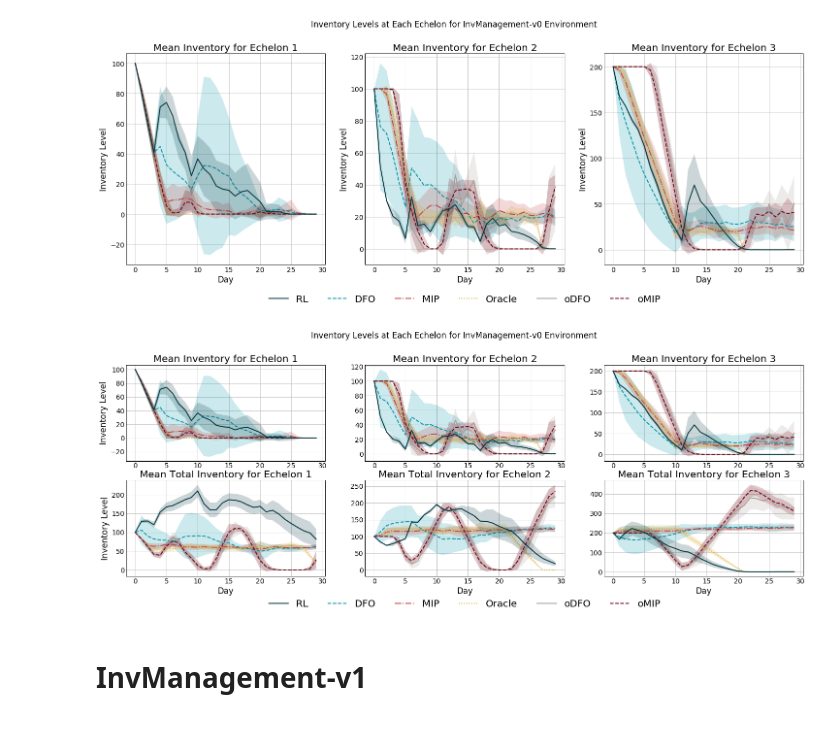
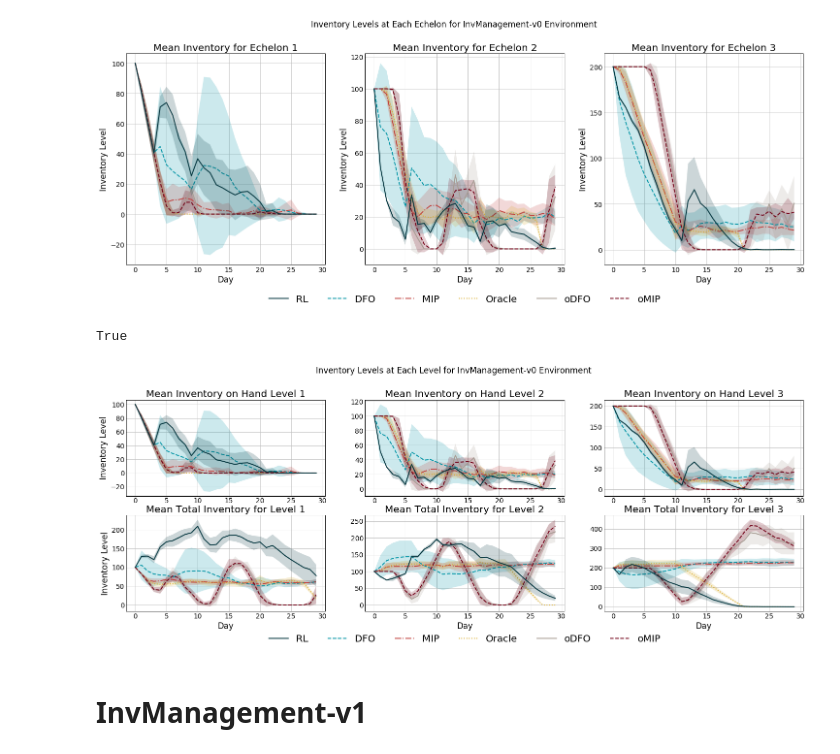
Before and after one commit to hubbs5/or-gym, a Jupyter notebook: notebooks/inv_management_plots.ipynb, the cells around one changed output. Drawn from its saved outputs; the diff is of its cells as text; code cells hidden in the pictures.

Commit message:
updated images

```diff
--- a/notebooks/inv_management_plots.ipynb
+++ b/notebooks/inv_management_plots.ipynb
@@ -287,9 +293,13 @@ plt.show()
+# %%
+np.allclose(x, y)
+# %% [output]
+True
 # %%
-# Shot echeclon and total inventory
+# Show echelon and total inventory
 rl_states = np.vstack(states).reshape(-1, env.num_periods, env.observation_space.shape[0])
 rl_inv_mean = rl_states.mean(axis=0)
 rl_inv_std = rl_states.std(axis=0)
-
+idx = None
 fig, ax = plt.subplots(2, 3, figsize=(25, 8))
 
 for i in range(env.num_stages-1):
@@ -297,6 +307,9 @@ for i in range(env.num_stages-1):
     ax[0, i].fill_between(np.arange(env.num_periods),
         rl_inv_mean[:,i] - rl_inv_std[:,i], rl_inv_mean[:,i] + rl_inv_std[:,i],
                 alpha=0.2, zorder=10)
+#     if idx is not None:
+#         idx = np.hstack([idx, np.arange(i, env.observation_space.shape[0], env.num_stages-1)])
+#     else:
     idx = np.arange(i, env.observation_space.shape[0], env.num_stages-1)
     tot_inv_mean = rl_states[:,:,idx].sum(axis=2).mean(axis=0)
     tot_inv_std = rl_states[:,:,idx].sum(axis=2).std(axis=0)
@@ -308,37 +321,40 @@ for i in range(env.num_stages-1):
     for j, k in enumerate(opt_inv.keys()):
         # Each entry has one extra entry
         inv = np.vstack(opt_inv[k]).reshape(-1, env.num_periods+1, env.num_stages-1)
         inv_trans = np.vstack(opt_trans[k]).reshape(-1, env.num_periods+1, env.num_stages-1)
+
         inv_mean = inv.mean(axis=0)[:-1,i]
         inv_std = inv.std(axis=0)[:-1,i]
 
         inv_trans_mean = inv_trans.mean(axis=0)[:-1,i]
         inv_trans_std = inv_trans.std(axis=0)[:-1,i]
 
         tot_inv = inv + inv_trans
+#         tot_inv_mean = tot_inv[:,:,:i+1].sum(axis=2).mean(axis=0)[:-1]
+#         tot_inv_std = tot_inv[:,:,:i+1].sum(axis=2).mean(axis=0)[:-1]
         tot_inv_mean = tot_inv.mean(axis=0)[:-1,i]
         tot_inv_std = tot_inv.std(axis=0)[:-1,i]
 
         linestyle = linestyles[j % len(linestyles)]
         ax[0, i].plot(inv_mean, label=k, linestyle=linestyle)
         ax[0, i].fill_between(np.arange(env.num_periods), inv_mean - inv_std, inv_mean + inv_std, alpha=0.2)
 
         ax[1, i].plot(tot_inv_mean, label=k, linestyle=linestyle)
         ax[1, i].fill_between(np.arange(env.num_periods),
             tot_inv_mean - tot_inv_std, tot_inv_mean + tot_inv_std, alpha=0.2)
 
-    ax[0, i].set_title('Mean Inventory for Echelon {}'.format(i+1))
-    ax[1, i].set_title('Mean Total Inventory for Echelon {}'.format(i+1))
+    ax[0, i].set_title('Mean Inventory on Hand Level {}'.format(i+1))
+    ax[1, i].set_title('Mean Total Inventory for Level {}'.format(i+1))
     ax[0, 0].set_ylabel('Inventory Level')
     ax[1, 0].set_ylabel('Inventory Level')
     ax[1, i].set_xlabel('Day')
 
 ax[1, 1].legend(loc='upper center', ncol=6, bbox_to_anchor=(0.5, -0.15), prop={'size': 20})
 # plt.tight_layout()
-plt.suptitle('Inventory Levels at Each Echelon for InvManagement-v0 Environment', y=1.0)
+plt.suptitle('Inventory Levels at Each Level for InvManagement-v0 Environment', y=1.0)
 plt.show()
 # %% [output]
-[figure, old version]
+[figure, new version]
 # %% [markdown]
 # InvManagement-v1
 # %%
```
Also changed, not shown: parts of 7 cells of this notebook, 2 other files.
